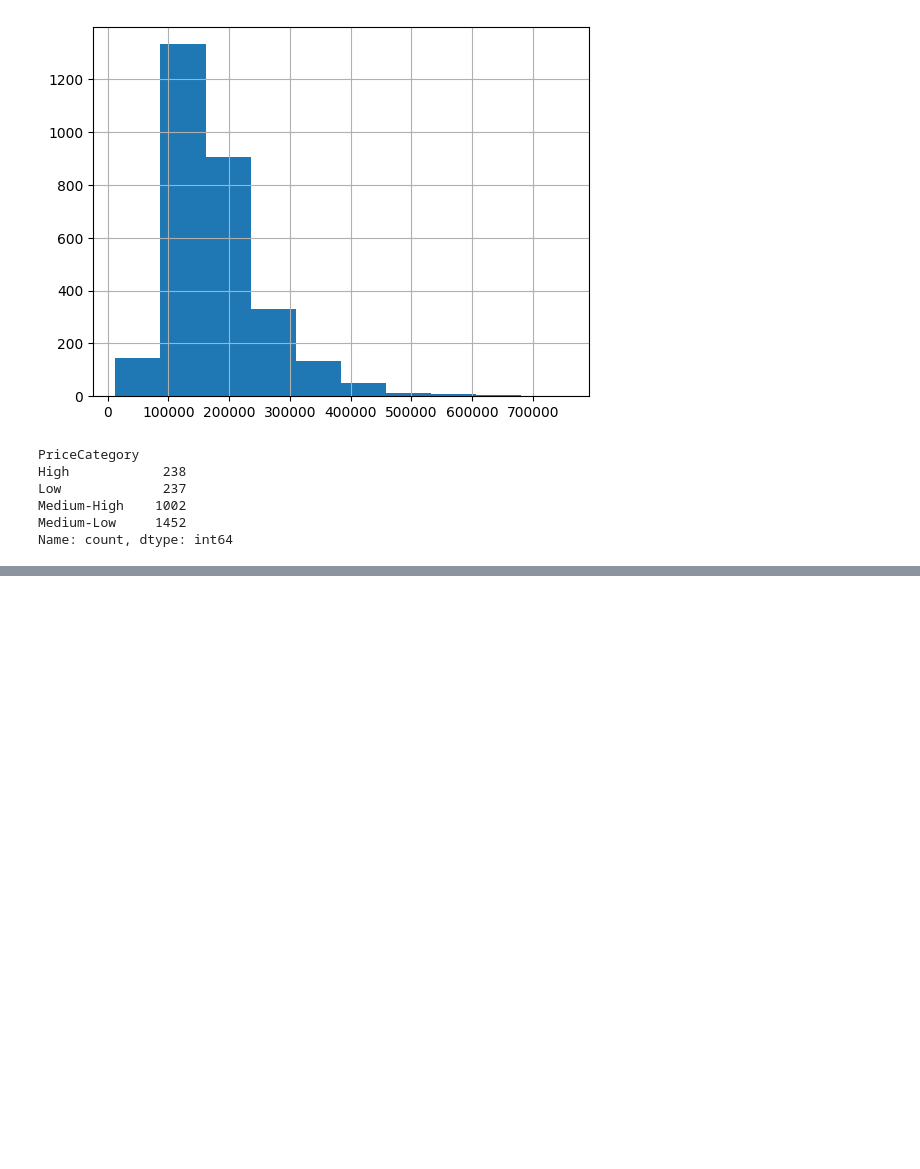
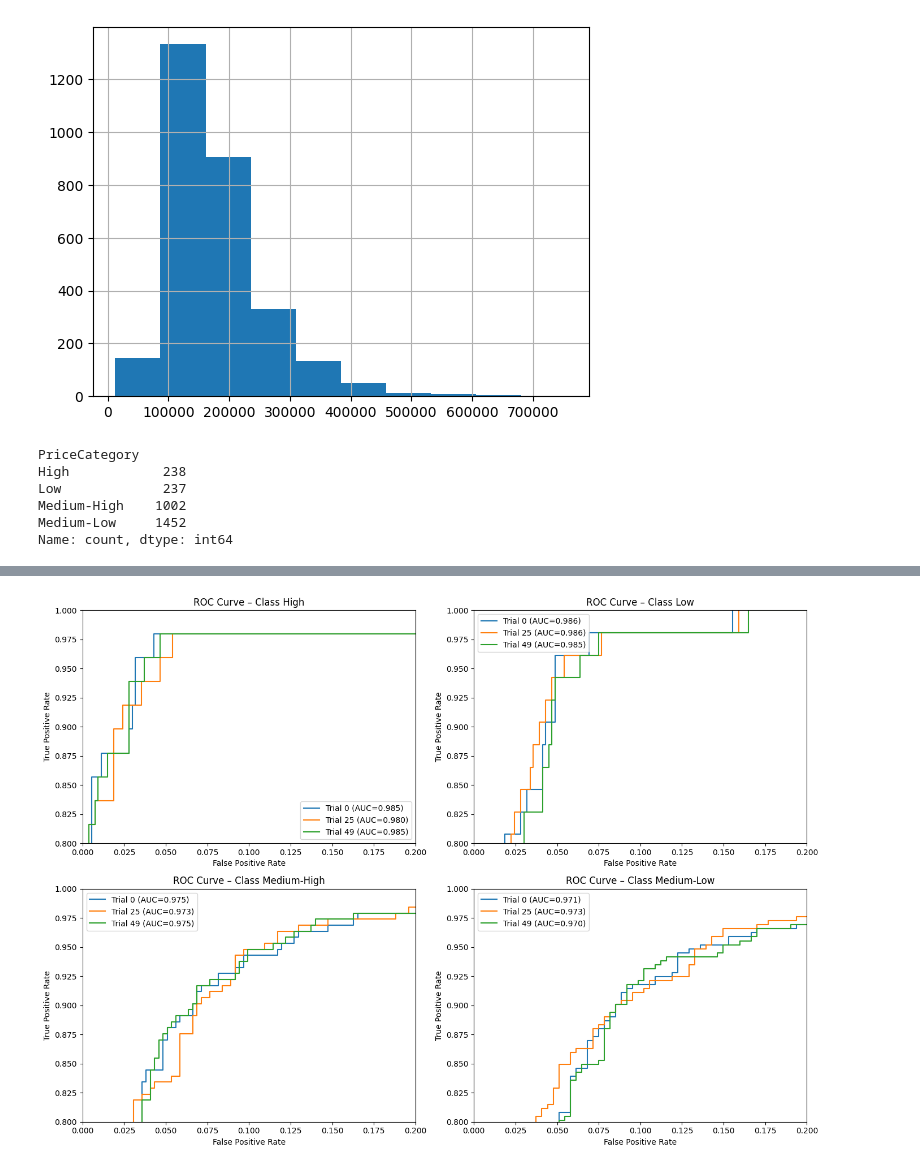
Before and after one commit to VoinaRares/ML-Lab1, a Jupyter notebook: Lab 3/lab3.ipynb, the cells around one changed output, grey strips where cells are left out. Cells and saved outputs as stored; diff of their text form; code cells hidden in the pictures; blank space fills up the shorter version.

Commit message:
Added ROC curve and Precision Recall

```diff
--- a/Lab 3/lab3.ipynb
+++ b/Lab 3/lab3.ipynb
@@ -80,10 +81,6 @@ Medium-High    1002
 Medium-Low     1452
 Name: count, dtype: int64
 # %%
-from sklearn.preprocessing import LabelEncoder
-import numpy as np
-import pandas as pd
-
 X = new_df.drop(columns=['SalePrice', 'PriceCategory'])
 y = new_df['PriceCategory']
 
@@ -92,7 +89,7 @@ ordinal_features = ['Utilities', 'Overall Qual', 'Overall Cond', 'Exter Qual', '
                     'Paved Drive']
 
 nominal_features =['MS SubClass', 'MS Zoning', 'Street', 'Alley', 'Land Contour', 'Neighborhood', 'Condition 1', 'Bldg Type', 'House Style', 'Roof Style',
-                   'Roof Matl', 'Exterior 1st', 'Exterior 2nd', 'Mas Vnr Type', 'Foundation', 'Heating', 'Central Air', 'Misc Feature', 'Sale Type', 'Sale Condition']
+                   'Roof Matl', 'Exterior 1st', 'Exterior 2nd', 'Mas Vnr Type', 'Foundation', 'Heating', 'Central Air', 'Misc Feature', 'Sale Type', 'Sale Condition', 'Electrical']
 
 
 X_cat = X.copy()
@@ -108,8 +105,6 @@ for col in ordinal_features:
     else:
         print(f"Ordinal column missing, skipping: {col}")
 
-# One-hot encode nominal features using pandas.get_dummies (safe and keeps a DataFrame)
-# select only nominal columns that actually exist in the DataFrame to avoid KeyError
 nominal_present = [c for c in nominal_features if c in X_cat.columns]
 missing_nominal = [c for c in nominal_features if c not in X_cat.columns]
 if len(missing_nominal) > 0:
@@ -120,24 +115,12 @@ if len(nominal_present) > 0:
     X_cat = X_cat.drop(columns=nominal_present)
     X_processed = pd.concat([X_cat, X_nominal_dummies], axis=1)
 else:
-    # no nominal columns found, proceed with the existing X_cat
     X_processed = X_cat.copy()
 
-# convert bool columns back to int (0/1)
 if len(bool_cols) > 0:
     X_processed[bool_cols] = X_processed[bool_cols].astype(int)
 
-# Label-encode any remaining object-typed columns (e.g., 'Electrical') so models like XGBoost get numeric dtypes
-object_cols = X_processed.select_dtypes(include=['object']).columns.tolist()
-if len(object_cols) > 0:
-    print(f"Label-encoding remaining object columns: {object_cols}")
-    for col in object_cols:
-        le_tmp = LabelEncoder()
-        X_processed[col] = le_tmp.fit_transform(X_processed[col].astype(str))
-        # store these encoders as well so they can be reused if needed
-        label_encoders[f'_auto_{col}'] = le_tmp
 
-# keep compatibility for downstream cells: set X to the processed DataFrame
 X = X_processed
 
 y_encoder = LabelEncoder()
@@ -196,0 +254,43 @@ F1 Score:  0.8753
+# %%
+from sklearn.metrics import roc_curve, auc
+import matplotlib.pyplot as plt
+import numpy as np
+import xgboost as xgb
+
+
+trial_indices = [0, len(study.trials)//2, len(study.trials)-1]
+n_classes = len(np.unique(y_test_20_no))
+y_true = y_test_20_no
+y_true_bin = np.zeros((len(y_true), n_classes))
+for j, cls in enumerate(np.unique(y_true)):
+    y_true_bin[:, j] = (y_true == cls).astype(int)
+
+
+fig, axes = plt.subplots(2, 2, figsize=(14, 10))
+axes = axes.flatten()
+
+for j in range(n_classes):
+    ax = axes[j]
+    for i in trial_indices:
+        trial = study.trials[i]
+        model = xgb.XGBClassifier(**trial.params.copy(), objective="multi:softprob", num_class=n_classes, eval_metric="mlogloss", random_state=42)
+        model.fit(X_train_20_no, y_train_20_no)
+        y_proba = model.predict_proba(X_test_20_no)
+
+        fpr, tpr, _ = roc_curve(y_true_bin[:, j], y_proba[:, j])
+        roc_auc = auc(fpr, tpr)
+
+        ax.plot(fpr, tpr, label=f'Trial {i} (AUC={roc_auc:.3f})')
+
+    ax.plot([0, 1], [0, 1], 'k--', alpha=0.5)
+    ax.set_title(f'ROC Curve – Class {y_encoder.inverse_transform([j])[0]}')
+    ax.set_xlim(0, 0.2)
+    ax.set_ylim(0.8, 1)
+    ax.set_xlabel('False Positive Rate')
+    ax.set_ylabel('True Positive Rate')
+    ax.legend()
+
+plt.tight_layout()
+plt.show()
+# %% [output]
+[figure, added]
```
Also changed, not shown: parts of 6 cells of this notebook.
